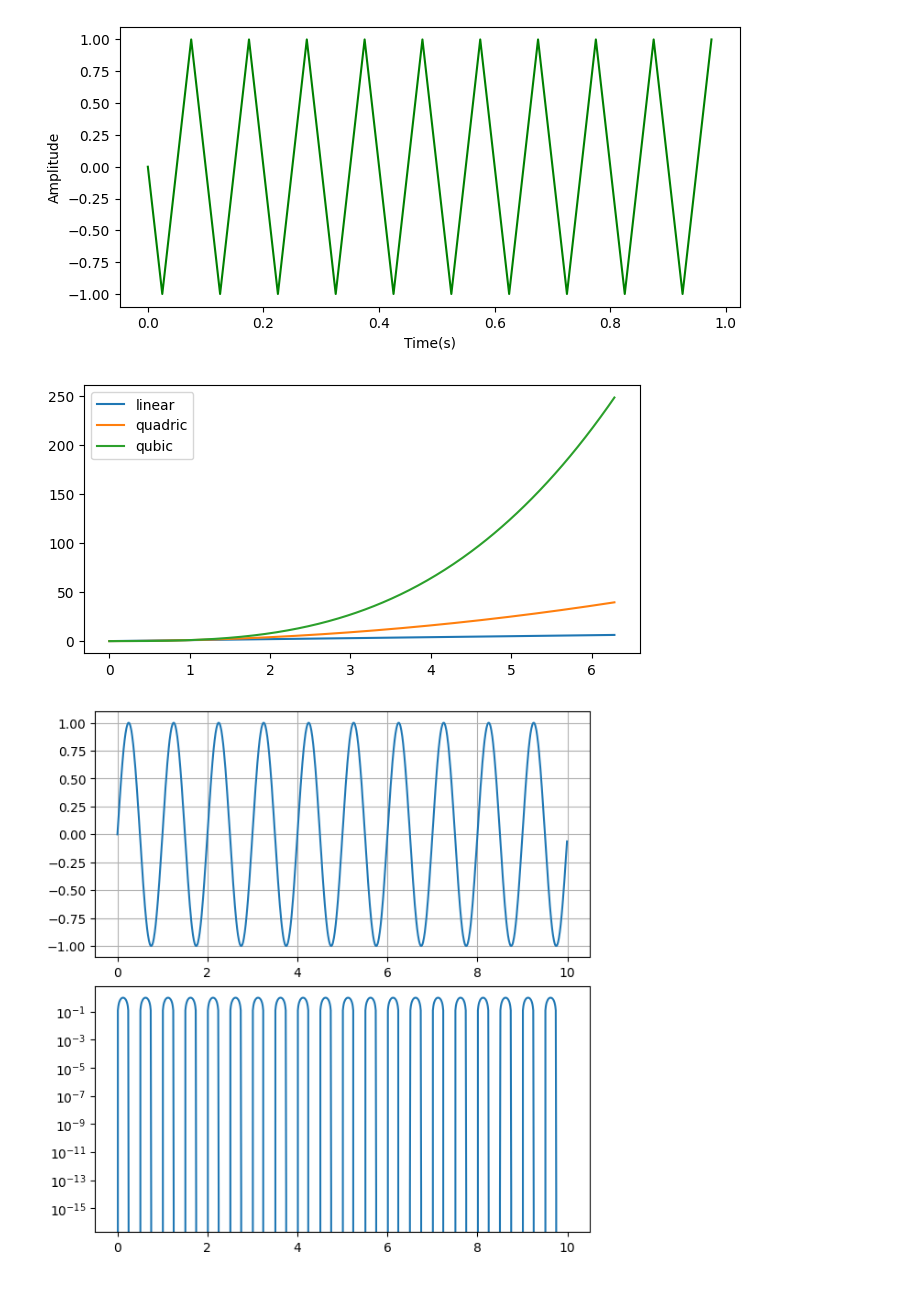
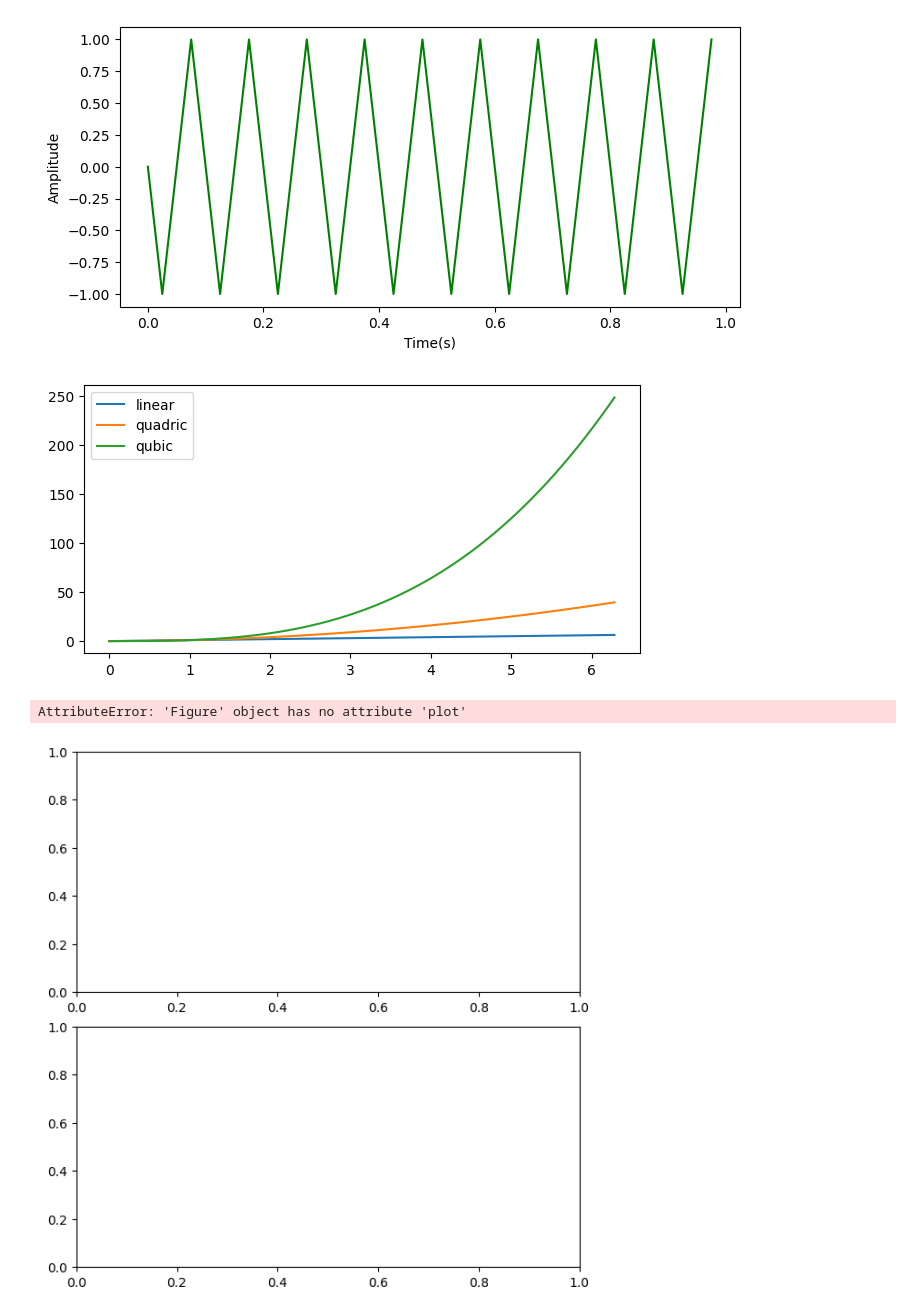
Before and after one commit to akib35/2-2dsp, a Jupyter notebook: test.ipynb, the cells around one changed output. Saved outputs shown, nothing was run; the diff lists cells and outputs as text; code cells hidden in the pictures.

```diff
--- a/test.ipynb
+++ b/test.ipynb
@@ -101,38 +99,37 @@ plt.show()
 [figure]
 # %%
 import numpy as np
-import matplotlib as mpl
 import matplotlib.pyplot as plt
 
+x = np.linspace(0, 2 * np.pi, 400)
+y = np.sin(x ** 2)
 
-x = np.linspace(0,2*np.pi,400)
-y = np.sin(x**2)
-
-fig,ax = plt.subplots(figsize=(6,3),layout="constrained")
-ax.plot(x,x,label="linear")
-ax.plot(x,x**2,label="quadric")
-ax.plot(x,x**3,label="qubic")
+fig, ax = plt.subplots(figsize=(6, 3), layout="constrained")
+ax.plot(x, x, label="linear")
+ax.plot(x, x ** 2, label="quadric")
+ax.plot(x, x ** 3, label="qubic")
 ax.legend()
 plt.show()
 
-fig, axs = plt.subplots(2,1,figsize=(6,6),layout = "constrained")
-datax = np.arange(0,10,0.01)
+ax = plt.subplots(2, 1, figsize=(6, 6), layout="constrained")
+datax = np.arange(0, 10, 0.01)
 
-axs[0].plot(datax, np.sin(2*np.pi*datax))
-axs[0].grid()
+ax[0].plot(datax, np.sin(2 * np.pi * datax))
+ax[0].grid()
 
-axs[1].plot(datax, np.sin(4*np.pi*datax))
-axs[1].set_yscale('log')
+ax[1].plot(datax, np.sin(4 * np.pi * datax))
+ax[1].set_yscale('log')
 
 # t = np.arange(0, 10, 0.01)
 
 # ax1 = plt.subplot(211)
 # ax1.plot(t, np.sin(2*np.pi*t))
 
 # ax2 = plt.subplot(212, sharex=ax1)
 # ax2.plot(t, np.sin(4*np.pi*t))
 
 # plt.show()
 # %% [output]
 [figure]
+AttributeError: 'Figure' object has no attribute 'plot'
-[figure, old version]
+[figure, new version]
```
Also changed, not shown: parts of 3 cells of this notebook, 2 other files.
